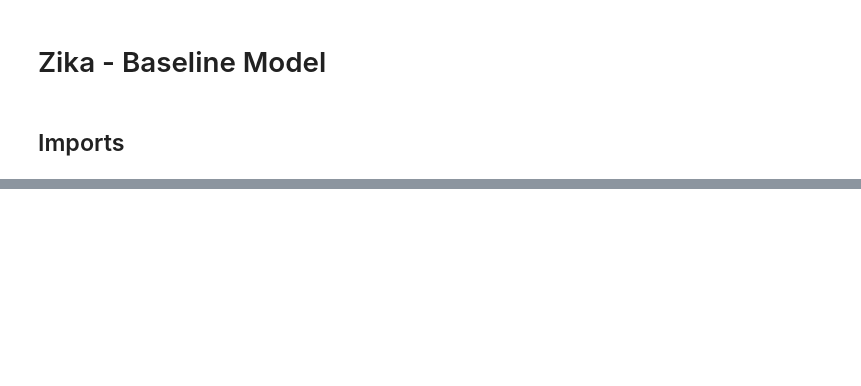
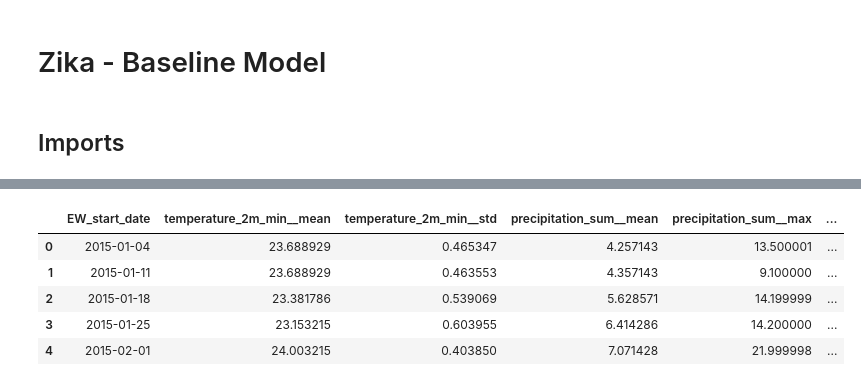
Before and after one commit to Paul123111/kaggleTest, a Jupyter notebook: 03-Baseline_Model.ipynb, the cells around one changed output, grey strips where cells are left out. Saved outputs shown, nothing was run; the diff lists cells and outputs as text; code cells hidden in the pictures; blank space fills up the shorter version.

```diff
--- a/03-Baseline_Model.ipynb
+++ b/03-Baseline_Model.ipynb
@@ -58,0 +87,15 @@ for (train_idx, test_idx), ax in zip(cv.split(df_z), axs):
+# %%
+df_w_tmp = df_w.copy()
+
+for k in range(1,3):
+    df_tmp = df_w_tmp.shift(k)
+    df_tmp.EW_start_date = df_w_tmp.EW_start_date
+    df_w_tmp = pd.merge(df_w_tmp, df_tmp, suffixes=('', f"_lag{k}"), on='EW_start_date', how='left')
+df_w_tmp.head(5)
+# %% [output]
+|  | EW_start_date | temperature_2m_min__mean | temperature_2m_min__std | precipitation_sum__mean | precipitation_sum__max | ... |
+| 0 | 2015-01-04 | 23.688929 | 0.465347 | 4.257143 | 13.500001 | ... |
+| 1 | 2015-01-11 | 23.688929 | 0.463553 | 4.357143 | 9.100000 | ... |
+| 2 | 2015-01-18 | 23.381786 | 0.539069 | 5.628571 | 14.199999 | ... |
+| 3 | 2015-01-25 | 23.153215 | 0.603955 | 6.414286 | 14.200000 | ... |
+| 4 | 2015-02-01 | 24.003215 | 0.403850 | 7.071428 | 21.999998 | ... |
```
Also changed, not shown: parts of 8 cells of this notebook, 14 other files.
